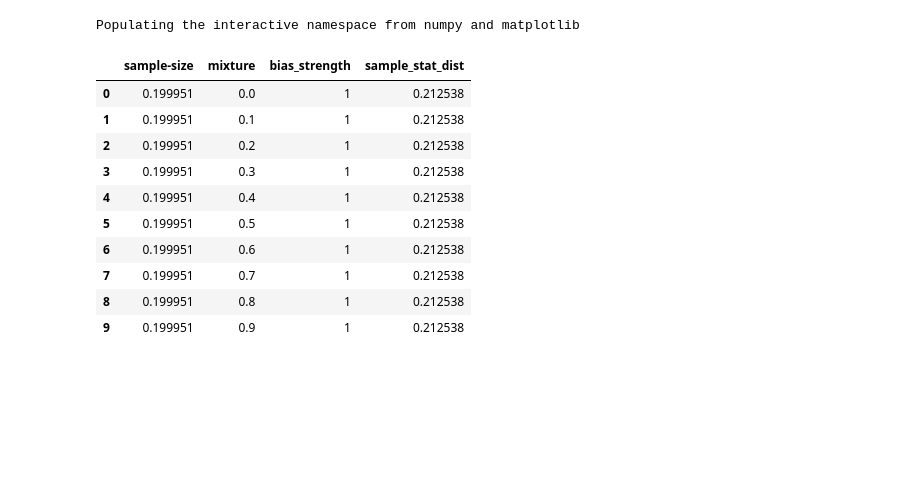
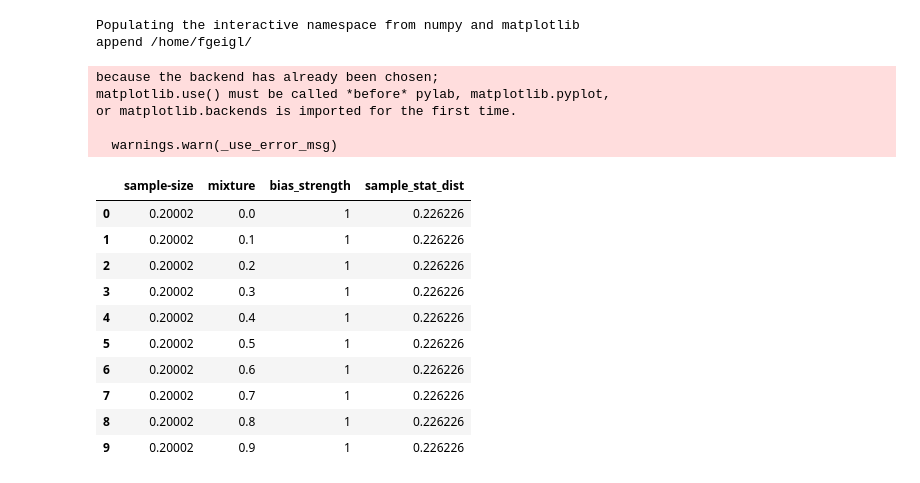
Before and after one commit to floriangeigl/RandomSurfers, a Jupyter notebook: bias_vs_link_insertion/syn_com_optimize_plot.ipynb, the cells around one changed output. Saved outputs shown, nothing was run; the diff lists cells and outputs as text; code cells hidden in the pictures; blank space fills up the shorter version.

```diff
--- a/bias_vs_link_insertion/syn_com_optimize_plot.ipynb
+++ b/bias_vs_link_insertion/syn_com_optimize_plot.ipynb
@@ -18,30 +18,46 @@ from graph_tool.all import *
 import scipy.stats as stats
 from IPython.display import HTML
 import pandas as pd
+import sys
+import os
+lib_path = '/home/fgeigl/'
+print('append', lib_path)
+sys.path.append(lib_path)
+import tools.mpl_tools as plt_tools
 # import seaborn
+matplotlib.rcParams.update({'font.size': 25})
+matplotlib.rcParams['xtick.major.pad'] *= 2
+matplotlib.rcParams['ytick.major.pad'] *= 2
 # %% [output]
 Populating the interactive namespace from numpy and matplotlib
+append /home/fgeigl/
+because the backend has already been chosen;
+matplotlib.use() must be called *before* pylab, matplotlib.pyplot,
+or matplotlib.backends is imported for the first time.
+
+  warnings.warn(_use_error_msg)
 # %%
+
 base_path = '/home/fgeigl/navigability_of_networks/output/bias_link_ins/'
 out_dir = '/home/fgeigl/navigability_of_networks/output/bias_link_ins/mixture_results/'
 in_fname, file_prefix = base_path + 'wiki4schools.gt/wiki4schools.gt_mixture_res.df', 'wiki4s'
-#in_fname, file_prefix = base_path + 'daserste.gt/daserste.gt_mixture_res.df', 'daserste'
-#in_fname, file_prefix = base_path + 'tvthek_orf.gt/tvthek_orf.gt_mixture_res.df', 'tvthek_orf'
+in_fname, file_prefix = base_path + 'daserste.gt/daserste.gt_mixture_res.df', 'daserste'
+in_fname, file_prefix = base_path + 'tvthek_orf.gt/tvthek_orf.gt_mixture_res.df', 'tvthek_orf'
 
 df = pd.read_pickle(in_fname)
 df.head(10)
 # %% [output]
 |  | sample-size | mixture | bias_strength | sample_stat_dist |
-| 0 | 0.199951 | 0.0 | 1 | 0.212538 |
-| 1 | 0.199951 | 0.1 | 1 | 0.212538 |
-| 2 | 0.199951 | 0.2 | 1 | 0.212538 |
-| 3 | 0.199951 | 0.3 | 1 | 0.212538 |
-| 4 | 0.199951 | 0.4 | 1 | 0.212538 |
-| 5 | 0.199951 | 0.5 | 1 | 0.212538 |
-| 6 | 0.199951 | 0.6 | 1 | 0.212538 |
-| 7 | 0.199951 | 0.7 | 1 | 0.212538 |
-| 8 | 0.199951 | 0.8 | 1 | 0.212538 |
-| 9 | 0.199951 | 0.9 | 1 | 0.212538 |
+| 0 | 0.20002 | 0.0 | 1 | 0.226226 |
+| 1 | 0.20002 | 0.1 | 1 | 0.226226 |
+| 2 | 0.20002 | 0.2 | 1 | 0.226226 |
+| 3 | 0.20002 | 0.3 | 1 | 0.226226 |
+| 4 | 0.20002 | 0.4 | 1 | 0.226226 |
+| 5 | 0.20002 | 0.5 | 1 | 0.226226 |
+| 6 | 0.20002 | 0.6 | 1 | 0.226226 |
+| 7 | 0.20002 | 0.7 | 1 | 0.226226 |
+| 8 | 0.20002 | 0.8 | 1 | 0.226226 |
+| 9 | 0.20002 | 0.9 | 1 | 0.226226 |
 # %%
 interactive = False
 mean_out_folder = out_dir + 'mean/'
```
Also changed, not shown: parts of 2 cells of this notebook.
